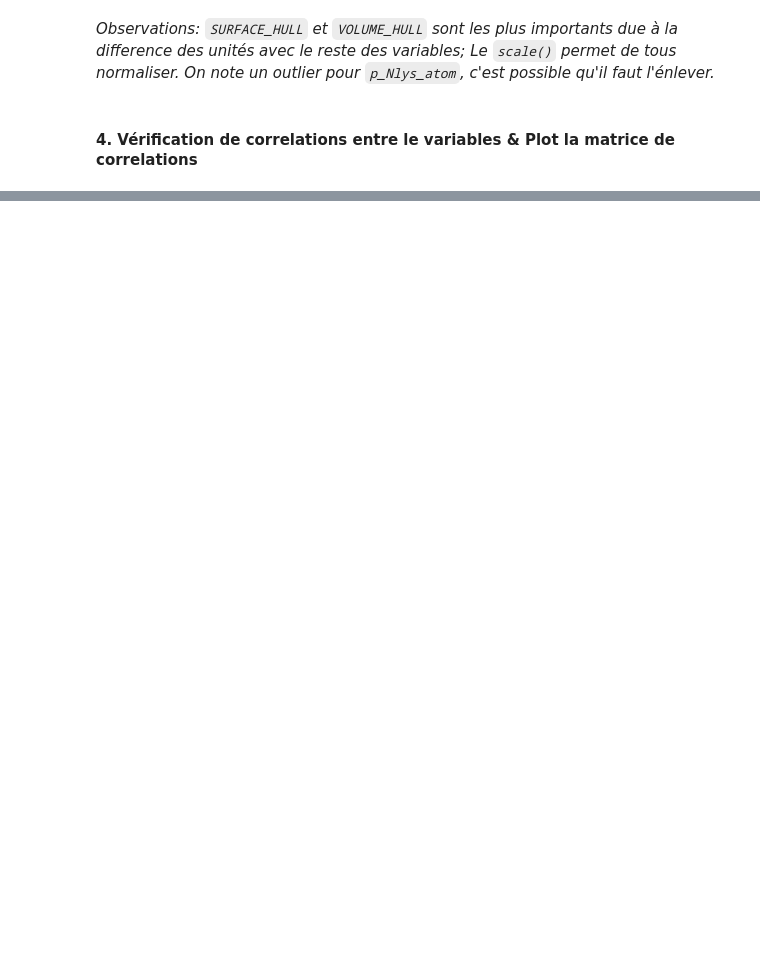
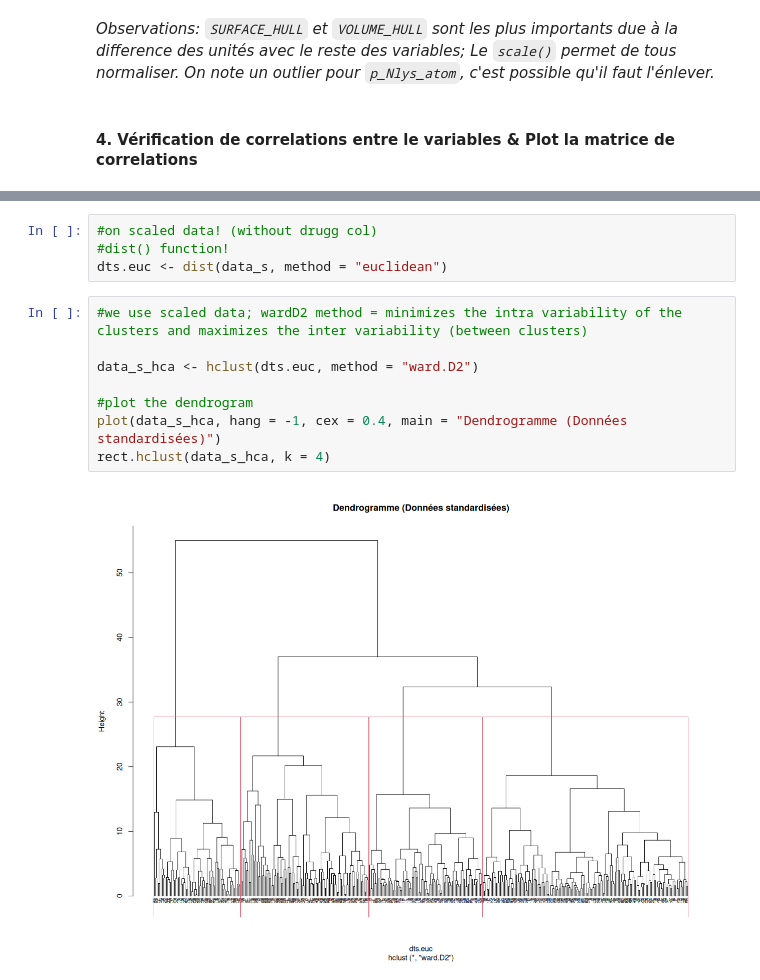
Before and after one commit to annhater/IA_Advancee, a Jupyter notebook: Projet_IA.ipynb, the cells around one changed output, grey strips where cells are left out. Cells and saved outputs as stored; diff of their text form; blank space fills up the shorter version.

```diff
--- a/Projet_IA.ipynb
+++ b/Projet_IA.ipynb
@@ -148,0 +163,14 @@ dts.euc <- dist(data_s, method = "euclidean")
+# %%
+#on scaled data! (without drugg col)
+#dist() function!
+dts.euc <- dist(data_s, method = "euclidean")
+# %%
+#we use scaled data; wardD2 method = minimizes the intra variability of the clusters and maximizes the inter variability (between clusters)
+
+data_s_hca <- hclust(dts.euc, method = "ward.D2")
+
+#plot the dendrogram
+plot(data_s_hca, hang = -1, cex = 0.4, main = "Dendrogramme (Données standardisées)")
+rect.hclust(data_s_hca, k = 4)
+# %% [output]
+[figure, added]
```
Also changed, not shown: parts of 17 cells of this notebook.
